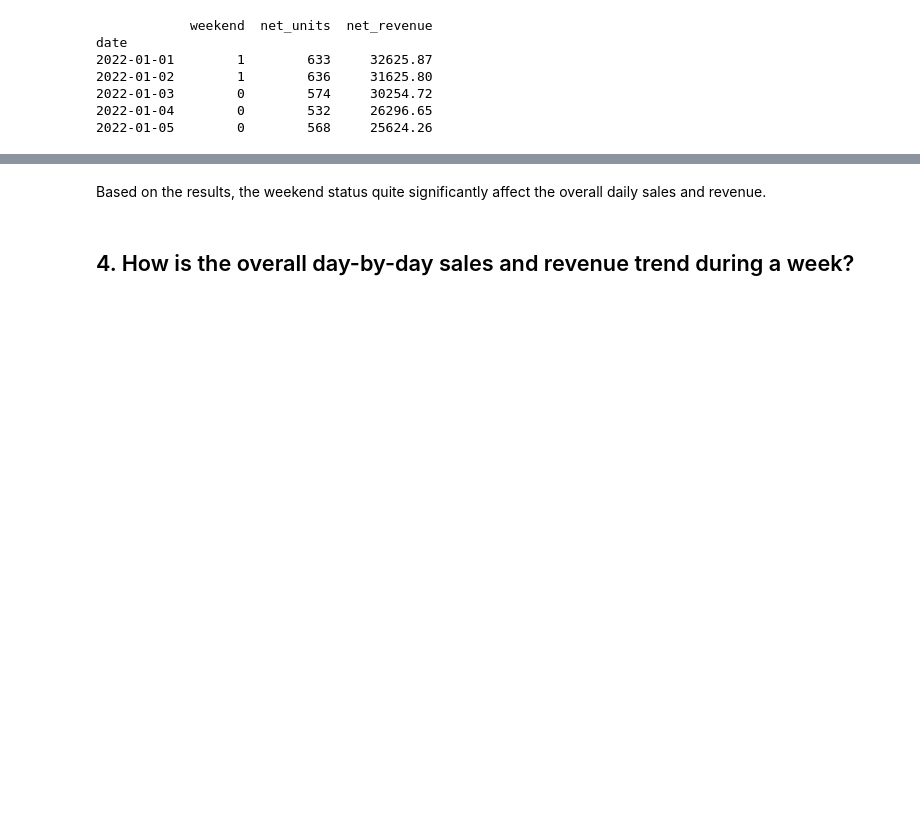
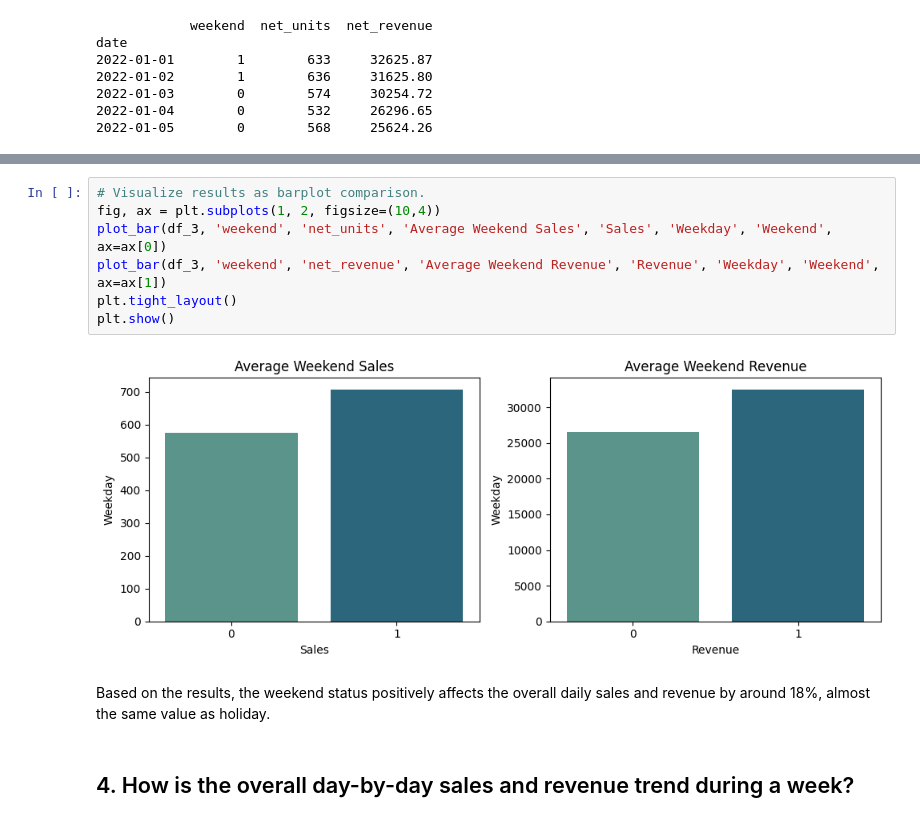
Before and after one commit to gracypresilia/SalesRevenue_Multivariate_Forecasting, a Jupyter notebook: eda.ipynb, the cells around one changed output, grey strips where cells are left out. Cells and saved outputs as stored; diff of their text form; blank space fills up the shorter version.

```diff
--- a/eda.ipynb
+++ b/eda.ipynb
@@ -290,5 +308,14 @@ net_revenue  0.462136   0.919873     1.000000
+# %%
+# Visualize results as barplot comparison.
+fig, ax = plt.subplots(1, 2, figsize=(10,4))
+plot_bar(df_3, 'weekend', 'net_units', 'Average Weekend Sales', 'Sales', 'Weekday', 'Weekend', ax=ax[0])
+plot_bar(df_3, 'weekend', 'net_revenue', 'Average Weekend Revenue', 'Revenue', 'Weekday', 'Weekend', ax=ax[1])
+plt.tight_layout()
+plt.show()
+# %% [output]
+[figure, added]
 # %% [markdown]
-Based on the results, the weekend status quite significantly affect the overall daily sales and revenue.
+Based on the results, the weekend status positively affects the overall daily sales and revenue by around 18%, almost the same value as holiday.
 # %% [markdown]
 ## 4. How is the overall day-by-day sales and revenue trend during a week?
 # %% [markdown]
```
Also changed, not shown: parts of 53 cells of this notebook, 1 other file.
